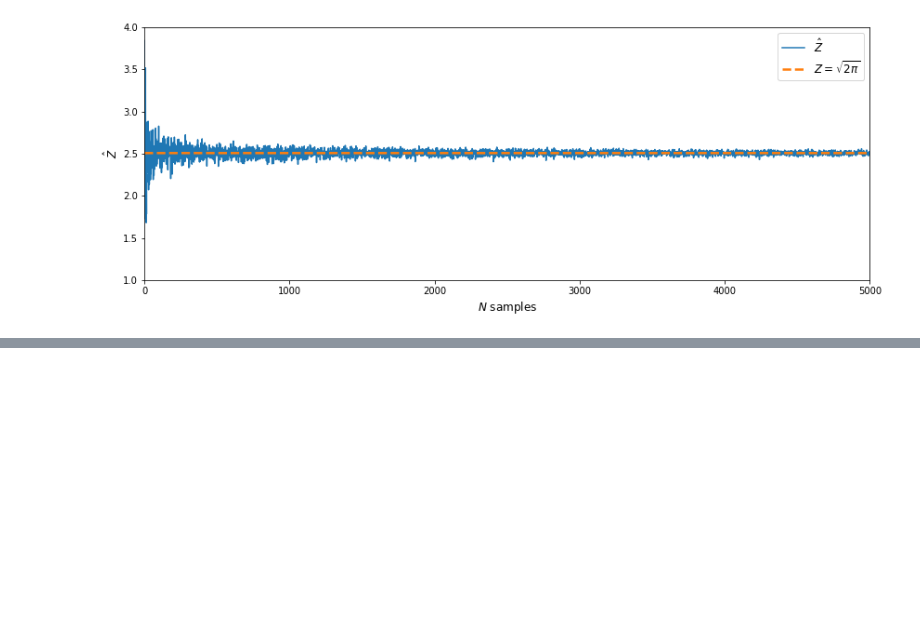
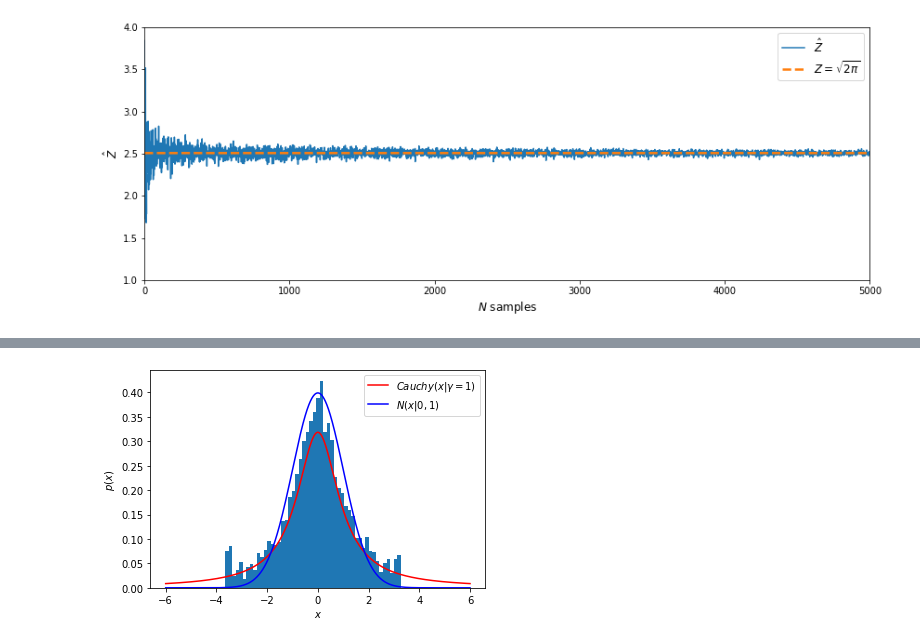
Before and after one commit to marcusklasson/smc_methods, a Jupyter notebook: homework/h1.ipynb, the cells around one changed output, grey strips where cells are left out. Cells and saved outputs as stored; diff of their text form; code cells hidden in the pictures; blank space fills up the shorter version.

```diff
--- a/homework/h1.ipynb
+++ b/homework/h1.ipynb
@@ -74,0 +68,13 @@ plt.show()
+# %%
+gamma = 1.0
+#x, w = importance_sampling(n=5000, gamma=gamma)
+fig = plt.figure()
+plt.hist(x, bins=50, density=True, weights=weights)
+array = np.linspace(-6., 6., 1000)
+plt.plot(array, pdf_scaled_cauchy(array, gamma=gamma), 'r-', label="$Cauchy(x | \gamma = %d)$" % gamma)
+plt.plot(array, norm.pdf(array), 'b-', label="$N(x | 0, 1)$")
+plt.xlabel('$x$'); plt.ylabel('$p(x)$'); plt.legend()
+plt.show()
+fig.savefig("hist_cauchy.png")
+# %% [output]
+[figure, added]
```
Also changed, not shown: parts of 2 cells of this notebook, 2 other files.
